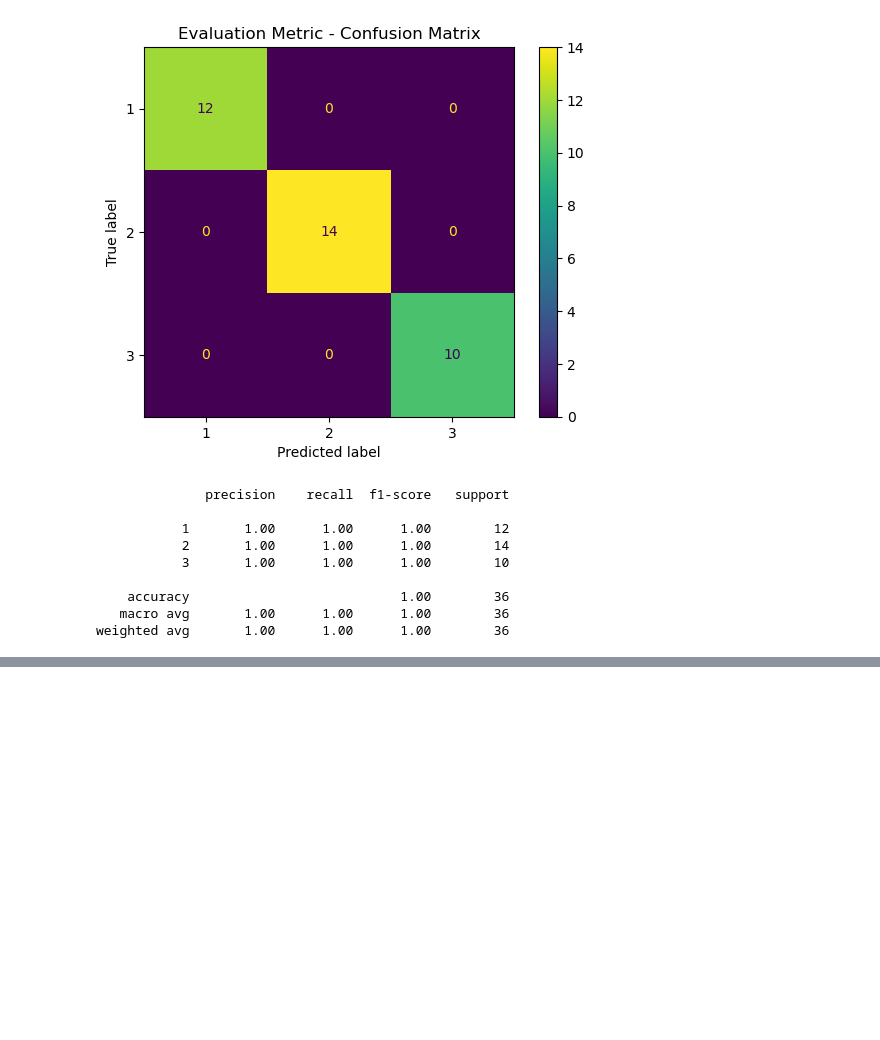
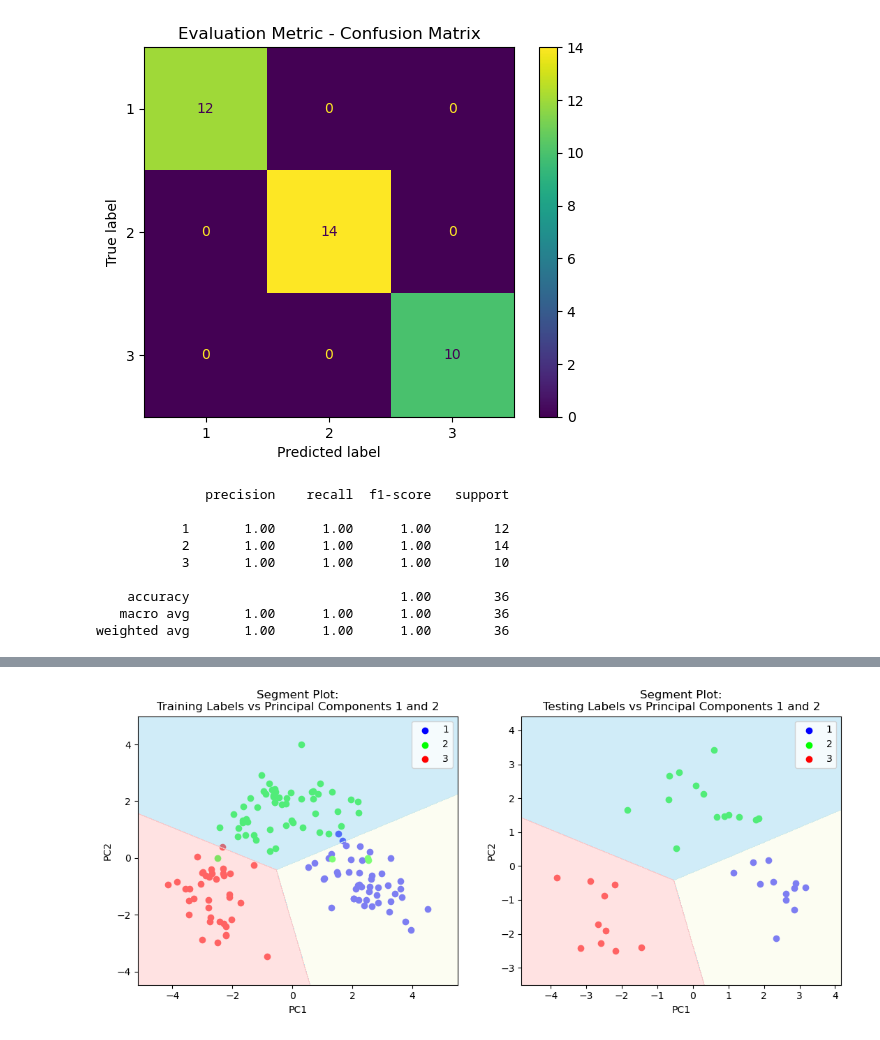
Before and after one commit to notfakearcher/julian, a Jupyter notebook: 01_practice/machine_learning/unsupervised_learning/principal_component_analysis_01.ipynb, the cells around one changed output, grey strips where cells are left out. Cells and saved outputs as stored; diff of their text form; code cells hidden in the pictures; blank space fills up the shorter version.

Commit message:
2024_01_07_22_32 Updates to principal_component_analysis_01

```diff
--- a/01_practice/machine_learning/unsupervised_learning/principal_component_analysis_01.ipynb
+++ b/01_practice/machine_learning/unsupervised_learning/principal_component_analysis_01.ipynb
@@ -36,6 +36,8 @@ c2 = (1, 0, 0) # red
 c3 = (181/c_scale, 204/c_scale, 6/c_scale) # yellow
 c4 = (6/c_scale, 122/c_scale, 204/c_scale) # blue
 c5 = (0, 0, 0) # black
+c6 = [(0, 0, 1), (0, 1 ,0), (1, 0, 0)]
+c7 = ["#fbfce6", "#a2daf2", "#ffc7c7"]
 # %% [markdown]
 ## Import Dataset
 # %%
@@ -507,0 +461,21 @@ plt.show()
+# %%
+# plot segments for train + test dataset
+fig, axes = plt.subplots(nrows = 1, ncols = 2, figsize = (13,5))
+plt.subplot(121)
+jra_plot_segments(
+  X = X_train, y = y_train,
+  classifier_fit = myfit,
+  colors_contour = c6, colors_scatter = c7,
+  title = 'Segment Plot:\nTraining Labels vs Principal Components 1 and 2'
+)
+plt.subplot(122)
+jra_plot_segments(
+  X = X_test, y = y_test,
+  classifier_fit = myfit,
+  colors_contour = c6, colors_scatter = c7,
+  title = 'Segment Plot:\nTesting Labels vs Principal Components 1 and 2'
+)
+
+plt.show()
+# %% [output]
+[figure, added]
```
Also changed, not shown: parts of 2 cells of this notebook.
